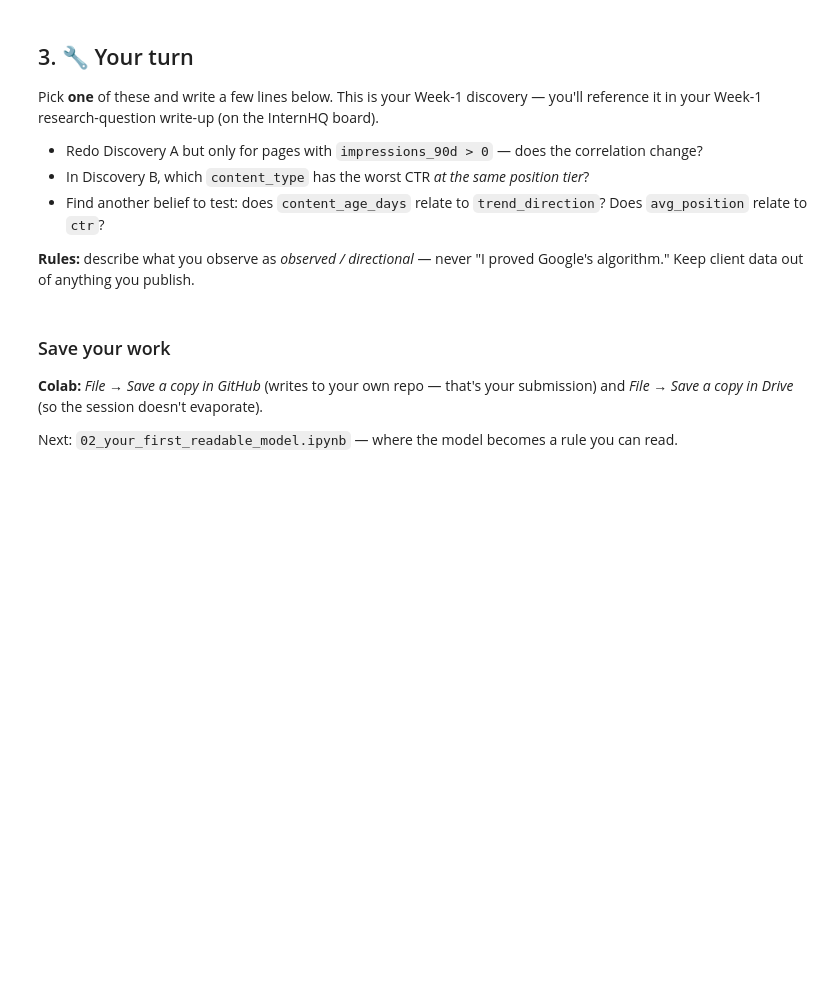
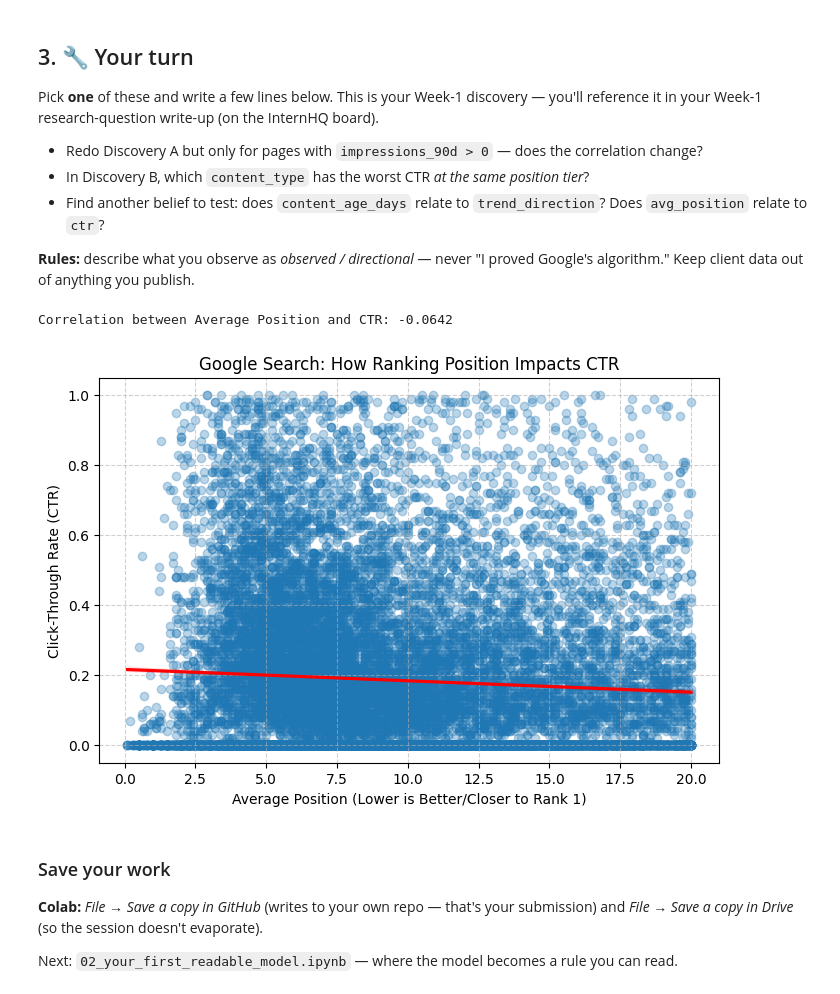
Before and after one commit to Maaz89/flyrank-ml-internship, a Jupyter notebook: notebooks/01_first_look_and_discovery.ipynb, the cells around one changed output. Saved outputs shown, nothing was run; the diff lists cells and outputs as text; code cells hidden in the pictures; blank space fills up the shorter version.

```diff
--- a/notebooks/01_first_look_and_discovery.ipynb
+++ b/notebooks/01_first_look_and_discovery.ipynb
@@ -102,3 +156,24 @@ Pick **one** of these and write a few lines below. This is your Week-1 discovery
+# %%
+
+
+import matplotlib.pyplot as plt
+import seaborn as sns
+
+position_ctr_df = df[(df['avg_position'] > 0) & (df['avg_position'] <= 20) & (df['ctr'] <= 1)].copy()
+
+correlation = position_ctr_df['avg_position'].corr(position_ctr_df['ctr'])
+print(f"Correlation between Average Position and CTR: {correlation:.4f}")
+
+plt.figure(figsize=(8, 5))
+sns.regplot(data=position_ctr_df, x='avg_position', y='ctr', scatter_kws={'alpha':0.3}, line_kws={'color':'red'})
+plt.title('Google Search: How Ranking Position Impacts CTR')
+plt.xlabel('Average Position (Lower is Better/Closer to Rank 1)')
+plt.ylabel('Click-Through Rate (CTR)')
+plt.grid(True, linestyle='--', alpha=0.6)
+plt.show()
+# %% [output]
+Correlation between Average Position and CTR: -0.0642
+[figure, added]
 # %% [markdown]
 ### Save your work
 **Colab:** *File → Save a copy in GitHub* (writes to your own repo — that's your submission) and *File → Save a copy in Drive* (so the session doesn't evaporate).
```
Also changed, not shown: parts of 9 cells of this notebook.
